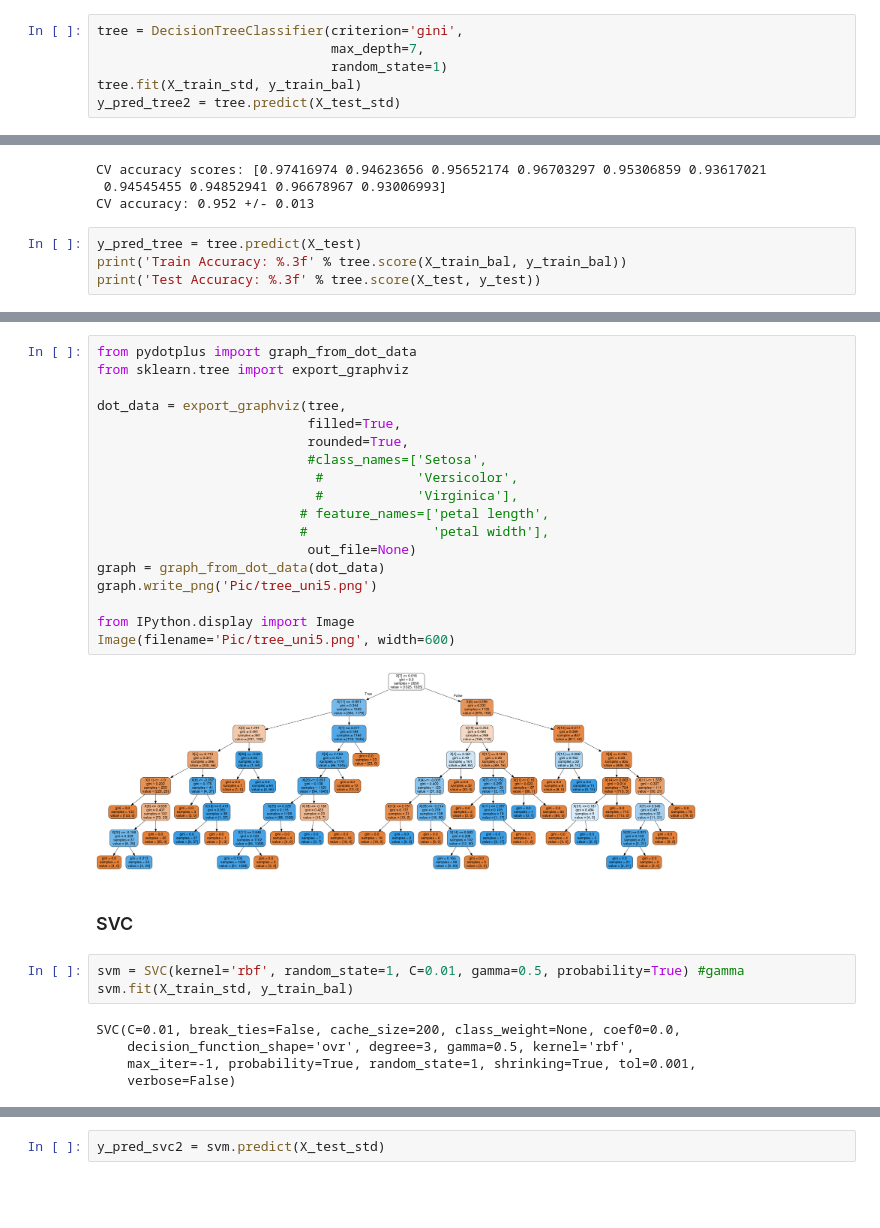
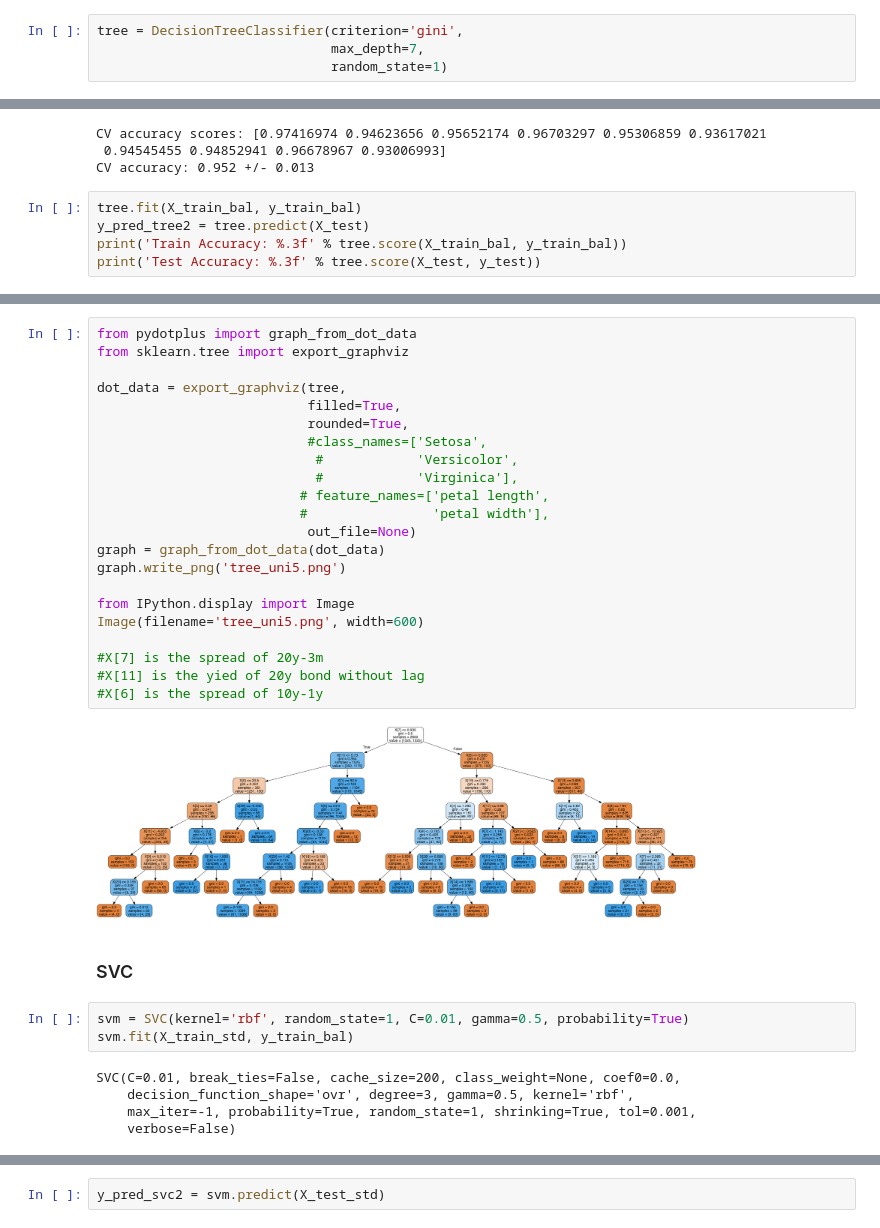
Before and after one commit to knowsnothing753/PHBS_MLF_2019, a Jupyter notebook: code/univariate_T5.ipynb, the cells around one changed output, grey strips where cells are left out. Drawn from its saved outputs; the diff is of its cells as text; blank space fills up the shorter version.

```diff
--- a/code/univariate_T5.ipynb
+++ b/code/univariate_T5.ipynb
@@ -162,8 +154,6 @@ print(gs.best_params_)
 tree = DecisionTreeClassifier(criterion='gini',
                               max_depth=7,
                               random_state=1)
-tree.fit(X_train_std, y_train_bal)
-y_pred_tree2 = tree.predict(X_test_std)
 # %%
 scores = cross_val_score(estimator = tree,
                         X=X_train_bal,
@@ -178,7 +168,8 @@ CV accuracy scores: [0.97416974 0.94623656 0.95652174 0.96703297 0.95306859 0.93
  0.94545455 0.94852941 0.96678967 0.93006993]
 CV accuracy: 0.952 +/- 0.013
 # %%
-y_pred_tree = tree.predict(X_test)
+tree.fit(X_train_bal, y_train_bal)
+y_pred_tree2 = tree.predict(X_test)
 print('Train Accuracy: %.3f' % tree.score(X_train_bal, y_train_bal))
 print('Test Accuracy: %.3f' % tree.score(X_test, y_test))
 # %% [output]
@@ -221,27 +212,31 @@ plt.show()
 # %%
 from pydotplus import graph_from_dot_data
 from sklearn.tree import export_graphviz
 
 dot_data = export_graphviz(tree,
                            filled=True,
                            rounded=True,
                            #class_names=['Setosa',
                             #            'Versicolor',
                             #            'Virginica'],
                           # feature_names=['petal length',
                           #                'petal width'],
                            out_file=None)
 graph = graph_from_dot_data(dot_data)
-graph.write_png('Pic/tree_uni5.png')
+graph.write_png('tree_uni5.png')
 
 from IPython.display import Image
-Image(filename='Pic/tree_uni5.png', width=600)
+Image(filename='tree_uni5.png', width=600)
+
+#X[7] is the spread of 20y-3m
+#X[11] is the yied of 20y bond without lag
+#X[6] is the spread of 10y-1y
 # %% [output]
-[figure, old version]
+[figure, new version]
 # %% [markdown]
 ### SVC
 # %%
-svm = SVC(kernel='rbf', random_state=1, C=0.01, gamma=0.5, probability=True) #gamma
+svm = SVC(kernel='rbf', random_state=1, C=0.01, gamma=0.5, probability=True)
 svm.fit(X_train_std, y_train_bal)
 # %% [output]
 SVC(C=0.01, break_ties=False, cache_size=200, class_weight=None, coef0=0.0,
```
Also changed, not shown: parts of 11 cells of this notebook, 24 other files.
